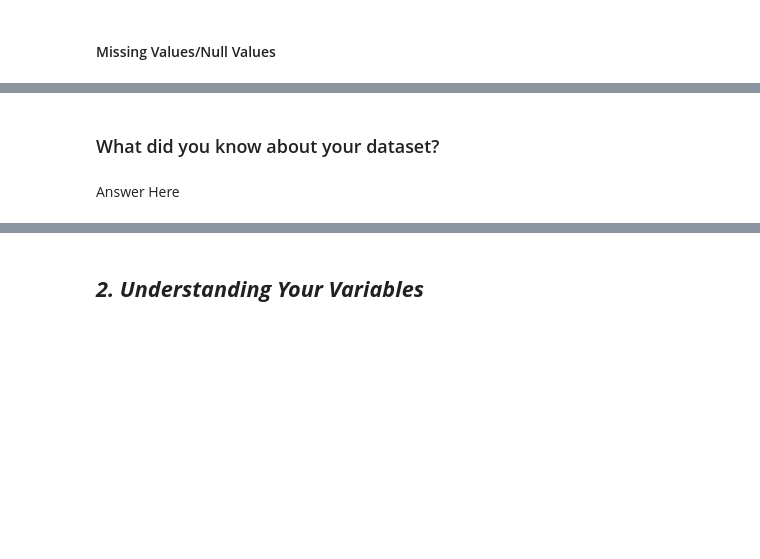
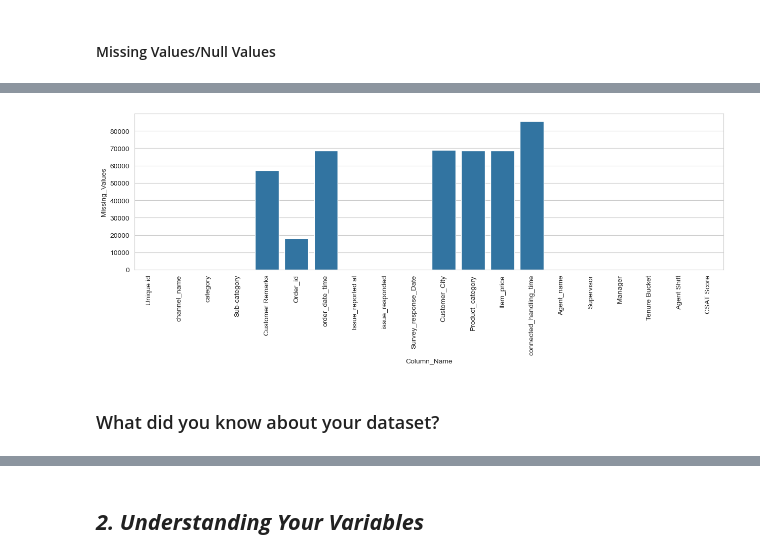
Before and after one commit to Jay-mishra04/Capstone-Project-Deep-Learning-, a Jupyter notebook: CSAT.ipynb, the cells around one changed output, grey strips where cells are left out. Saved outputs shown, nothing was run; the diff lists cells and outputs as text; code cells hidden in the pictures; blank space fills up the shorter version.

```diff
--- a/CSAT.ipynb
+++ b/CSAT.ipynb
@@ -96,3 +104,6 @@ M - Multivariate Analysis
+# %%
+# importing the dataset
+df = pd.read_csv('eCommerce_Customer_support_data.csv')
 # %% [markdown]
 ### Dataset First View
 # %%
@@ -117,0 +161,7 @@ M - Multivariate Analysis
+# %%
+# Missing Values/Null Values Count
+print("Missing values in the dataset:")
+missing_values = df.isnull().sum().reset_index()
+missing_values.columns = ["Column_Name", "Missing_Values"]
+missing_values["Percentage"] = (missing_values["Missing_Values"] / df.shape[0]) *100
+missing_values
@@ -118,4 +187,11 @@ M - Multivariate Analysis
+# %%
+# Visualizing the missing values
+sns.set_style("whitegrid")
+plt.figure(figsize = (15,4))
+sns.barplot(x = 'Column_Name', y= 'Missing_Values', data = missing_values)
+plt.xticks(rotation = 90)
+plt.show()
+# %% [output]
+[figure, added]
 # %% [markdown]
 ### What did you know about your dataset?
-# %% [markdown]
-Answer Here
```
Also changed, not shown: parts of 229 cells of this notebook.
